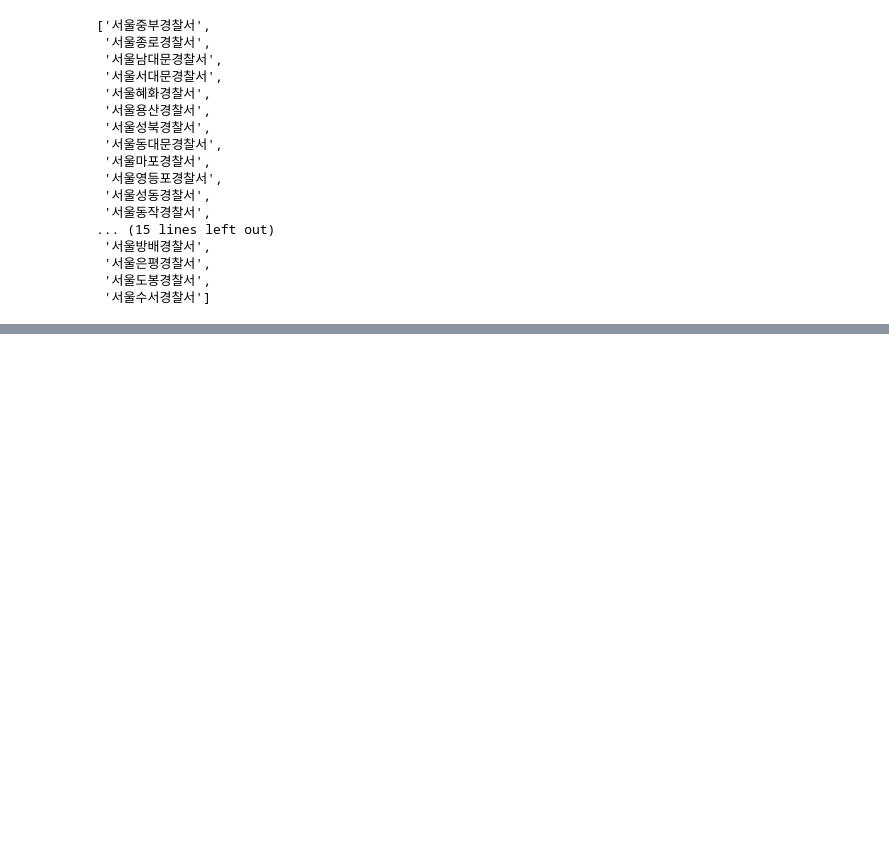
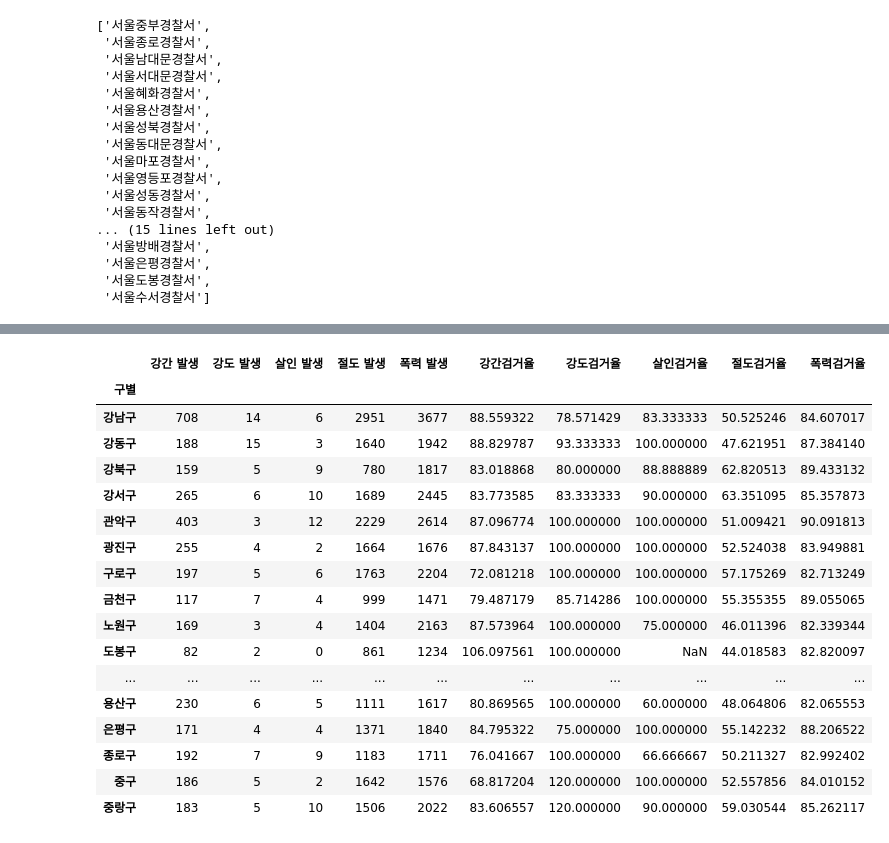
Before and after one commit to uzzulnumpy/SH, a Jupyter notebook: source_code/Untitled1.ipynb, the cells around one changed output, grey strips where cells are left out. Saved outputs shown, nothing was run; the diff lists cells and outputs as text; code cells hidden in the pictures; blank space fills up the shorter version.

```diff
--- a/source_code/Untitled1.ipynb
+++ b/source_code/Untitled1.ipynb
@@ -63,0 +330,5 @@ station_name
+# %%
+crime_anal_raw = pd.read_csv('../data/02. crime_in_Seoul_include_gu_name.csv', encoding='utf-8', index_col=0)
+
+crime_anal = pd.pivot_table(crime_anal_raw, index='구별', aggfunc=np.sum)
+crime_anal.head()
@@ -63,0 +343,33 @@ station_name
+# %%
+crime_anal['강간검거율'] = crime_anal['강간 검거']/crime_anal['강간 발생']*100
+crime_anal['강도검거율'] = crime_anal['강도 검거']/crime_anal['강도 발생']*100
+crime_anal['살인검거율'] = crime_anal['살인 검거']/crime_anal['살인 발생']*100
+crime_anal['절도검거율'] = crime_anal['절도 검거']/crime_anal['절도 발생']*100
+crime_anal['폭력검거율'] = crime_anal['폭력 검거']/crime_anal['폭력 발생']*100
+
+del crime_anal['강간 검거']
+del crime_anal['강도 검거']
+del crime_anal['살인 검거']
+del crime_anal['절도 검거']
+del crime_anal['폭력 검거']
+
+crime_anal
+# %% [output]
+|  | 강간 발생 | 강도 발생 | 살인 발생 | 절도 발생 | 폭력 발생 | 강간검거율 | 강도검거율 | 살인검거율 | 절도검거율 | 폭력검거율 |
+| 구별 |  |  |  |  |  |  |  |  |  |  |
+| 강남구 | 708 | 14 | 6 | 2951 | 3677 | 88.559322 | 78.571429 | 83.333333 | 50.525246 | 84.607017 |
+| 강동구 | 188 | 15 | 3 | 1640 | 1942 | 88.829787 | 93.333333 | 100.000000 | 47.621951 | 87.384140 |
+| 강북구 | 159 | 5 | 9 | 780 | 1817 | 83.018868 | 80.000000 | 88.888889 | 62.820513 | 89.433132 |
+| 강서구 | 265 | 6 | 10 | 1689 | 2445 | 83.773585 | 83.333333 | 90.000000 | 63.351095 | 85.357873 |
+| 관악구 | 403 | 3 | 12 | 2229 | 2614 | 87.096774 | 100.000000 | 100.000000 | 51.009421 | 90.091813 |
+| 광진구 | 255 | 4 | 2 | 1664 | 1676 | 87.843137 | 100.000000 | 100.000000 | 52.524038 | 83.949881 |
+| 구로구 | 197 | 5 | 6 | 1763 | 2204 | 72.081218 | 100.000000 | 100.000000 | 57.175269 | 82.713249 |
+| 금천구 | 117 | 7 | 4 | 999 | 1471 | 79.487179 | 85.714286 | 100.000000 | 55.355355 | 89.055065 |
+| 노원구 | 169 | 3 | 4 | 1404 | 2163 | 87.573964 | 100.000000 | 75.000000 | 46.011396 | 82.339344 |
+| 도봉구 | 82 | 2 | 0 | 861 | 1234 | 106.097561 | 100.000000 | NaN | 44.018583 | 82.820097 |
+| ... | ... | ... | ... | ... | ... | ... | ... | ... | ... | ... |
+| 용산구 | 230 | 6 | 5 | 1111 | 1617 | 80.869565 | 100.000000 | 60.000000 | 48.064806 | 82.065553 |
+| 은평구 | 171 | 4 | 4 | 1371 | 1840 | 84.795322 | 75.000000 | 100.000000 | 55.142232 | 88.206522 |
+| 종로구 | 192 | 7 | 9 | 1183 | 1711 | 76.041667 | 100.000000 | 66.666667 | 50.211327 | 82.992402 |
+| 중구 | 186 | 5 | 2 | 1642 | 1576 | 68.817204 | 120.000000 | 100.000000 | 52.557856 | 84.010152 |
+| 중랑구 | 183 | 5 | 10 | 1506 | 2022 | 83.606557 | 120.000000 | 90.000000 | 59.030544 | 85.262117 |
```
Also changed, not shown: parts of 25 cells of this notebook, 2 other files.
